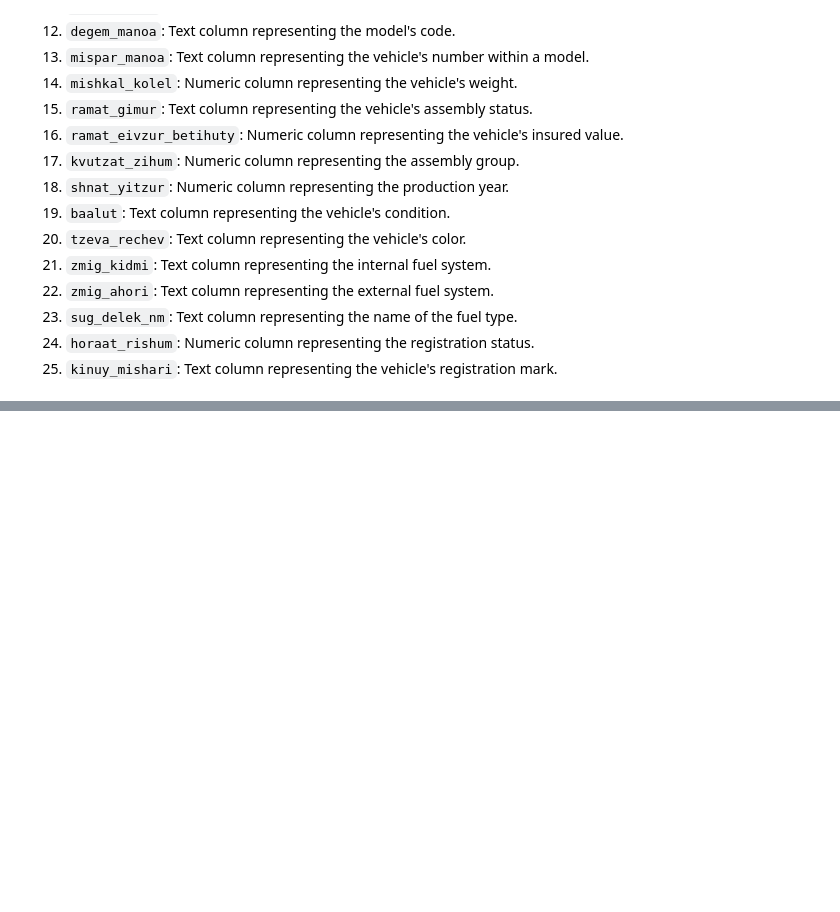
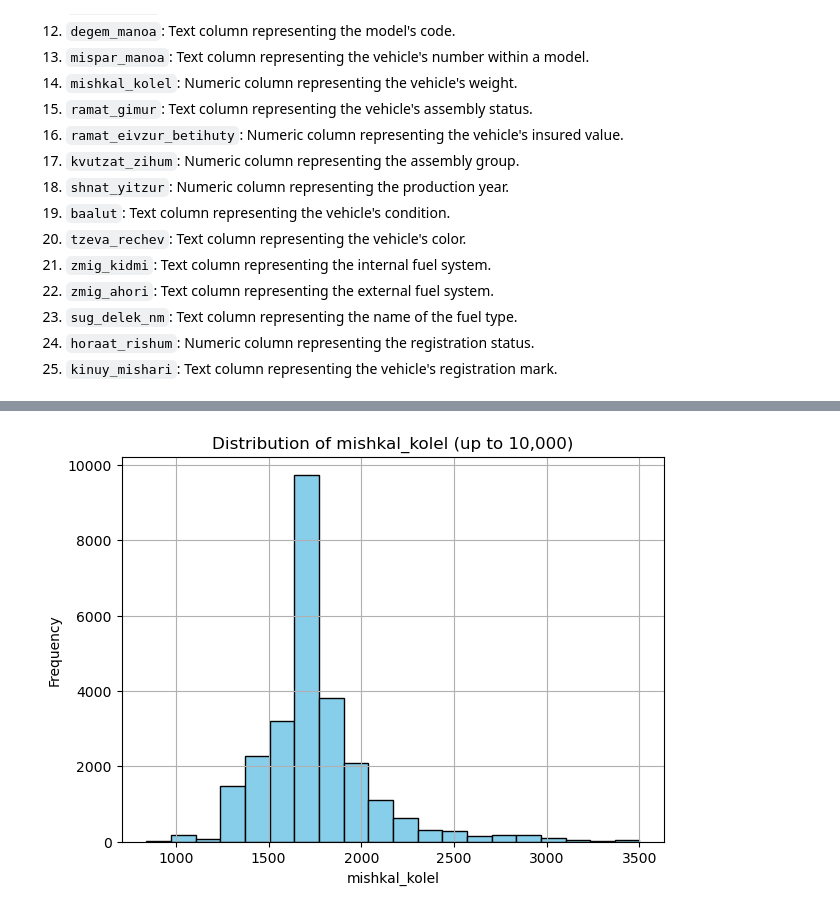
Before and after one commit to amitfallach/Unsupervised_Recall, a Jupyter notebook: Recall_Unsupervised.ipynb, the cells around one changed output, grey strips where cells are left out. Saved outputs shown, nothing was run; the diff lists cells and outputs as text; code cells hidden in the pictures; blank space fills up the shorter version.

```diff
--- a/Recall_Unsupervised.ipynb
+++ b/Recall_Unsupervised.ipynb
@@ -98,0 +514,4 @@ dtype: int64
+# %%
+fill_missing_mishkal_kolel(df,list(mishkal_1000['sug_rechev_nm'].unique()))
+x=df[df['mishkal_kolel'] == 0].index
+df=df.drop(x)
@@ -98,0 +525,11 @@ dtype: int64
+# %%
+df_0_10000 = df[df['mishkal_kolel'] <= 10000]
+plt.figure(figsize=(7, 5))
+plt.hist(df_0_10000['mishkal_kolel'], bins=20, color='skyblue', edgecolor='black')
+plt.title('Distribution of mishkal_kolel (up to 10,000)')
+plt.xlabel('mishkal_kolel')
+plt.ylabel('Frequency')
+plt.grid(True)
+plt.show()
+# %% [output]
+[figure, added]
```
Also changed, not shown: parts of 146 cells of this notebook.
